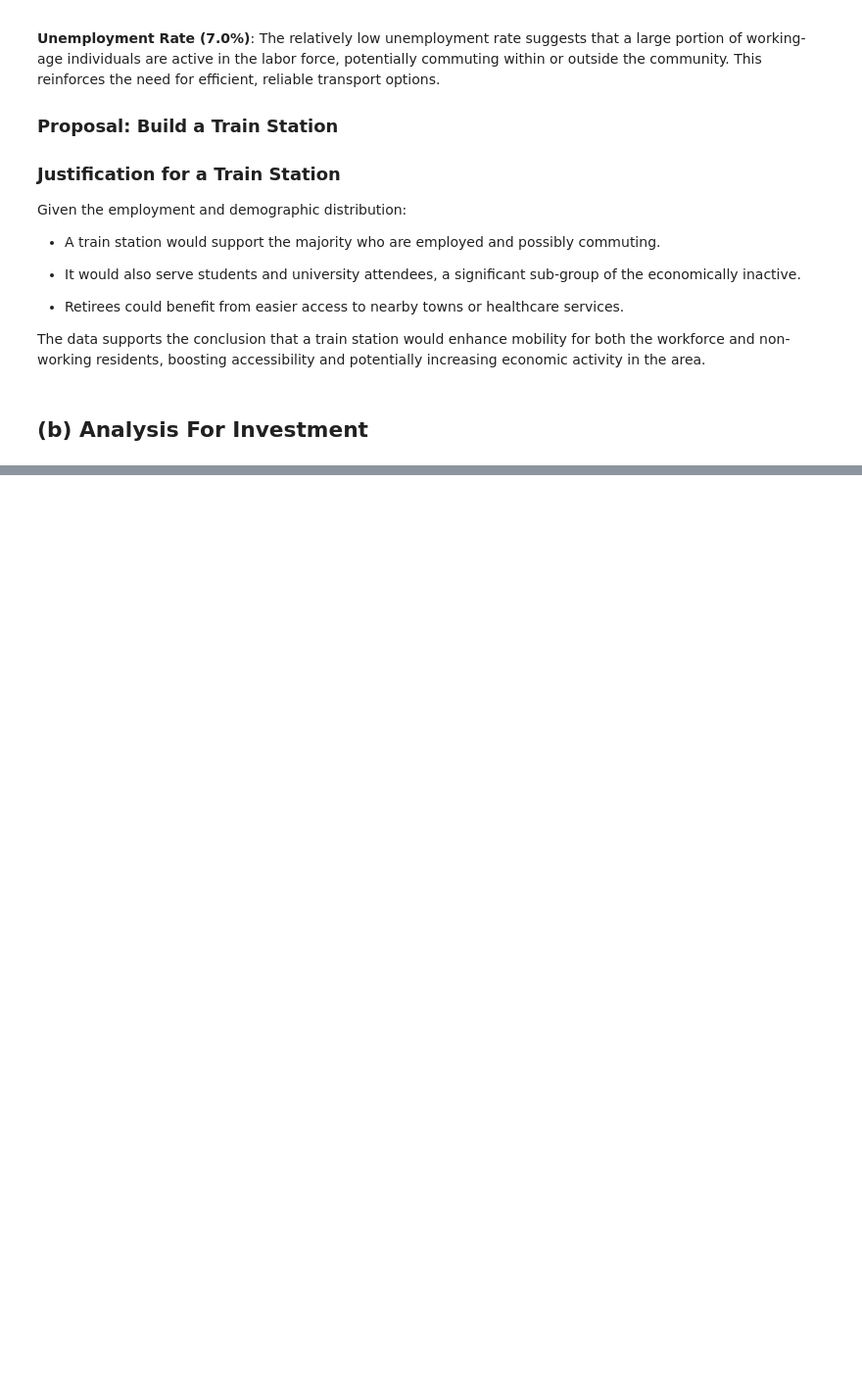
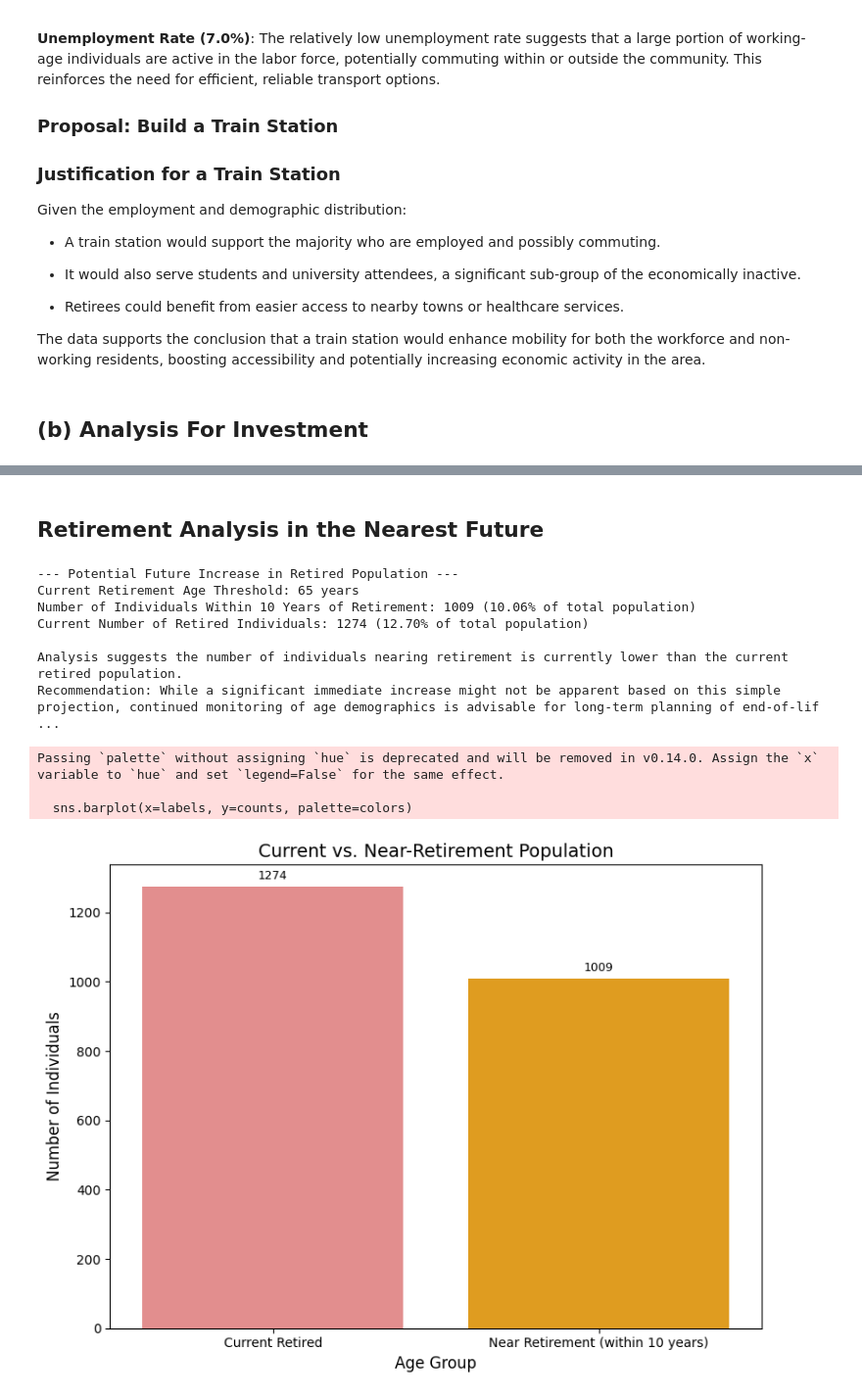
Before and after one commit to Pappy-Vx/censor, a Jupyter notebook: census_analysis.ipynb, the cells around one changed output, grey strips where cells are left out. Shown: that part at 98% size. Saved outputs shown, nothing was run; the diff lists cells and outputs as text; code cells hidden in the pictures; blank space fills up the shorter version.

```diff
--- a/census_analysis.ipynb
+++ b/census_analysis.ipynb
@@ -798,0 +1004,72 @@ The data supports the conclusion that a train station would enhance mobility for
+# %% [markdown]
+## Retirement Analysis in the Nearest Future
+# %%
+# Analyze potential increase in retired population
+
+# Define the age threshold for retirement (e.g., 65)
+retirement_age_threshold = 65
+
+# Project potential future retired population (simplified approach)
+# This is a very basic projection and doesn't account for mortality rates, migration, etc.
+# We'll look at the current number of individuals approaching retirement age
+years_to_near_retirement = 10  # Consider those within 10 years of retirement
+
+near_retirement_population = census_data[
+    (census_data['Age'] >= (retirement_age_threshold - years_to_near_retirement)) &
+    (census_data['Age'] < retirement_age_threshold)
+]
+num_near_retirement = len(near_retirement_population)
+total_population = len(census_data)
+proportion_near_retirement = (num_near_retirement / total_population) * 100 if total_population > 0 else 0
+
+# Identify the current retired population
+current_retired_population = census_data[census_data['Age'] >= retirement_age_threshold]
+num_current_retired = len(current_retired_population)
+proportion_current_retired = (num_current_retired / total_population) * 100 if total_population > 0 else 0
+
+print("\n--- Potential Future Increase in Retired Population ---")
+print(f"Current Retirement Age Threshold: {retirement_age_threshold} years")
+print(f"Number of Individuals Within {years_to_near_retirement} Years of Retirement: {num_near_retirement} ({proportion_near_retirement:.2f}% of total population)")
+print(f"Current Number of Retired Individuals: {num_current_retired} ({proportion_current_retired:.2f}% of total population)")
+
+# --- Basic Projection and Recommendation ---
+if num_near_retirement > num_current_retired:
+    print("\nAnalysis suggests a potential increase in the retired population in the coming years.")
+    print("Recommendation: The town should proactively plan for a potential increase in demand for end-of-life care services and consider allocating more funding accordingly.")
+elif num_near_retirement < num_current_retired:
+    print("\nAnalysis suggests the number of individuals nearing retirement is currently lower than the current retired population.")
+    print("Recommendation: While a significant immediate increase might not be apparent based on this simple projection, continued monitoring of age demographics is advisable for long-term planning of end-of-life care resources.")
+else:
+    print("\nAnalysis suggests the number of individuals nearing retirement is similar to the current retired population.")
+    print("Recommendation: The town should maintain current levels of end-of-life care funding while closely monitoring age demographics for future trends.")
+
+# --- Visualization (Optional) ---
+
+labels = ['Current Retired', 'Near Retirement (within 10 years)']
+counts = [num_current_retired, num_near_retirement]
+colors = ['lightcoral', 'orange']
+
+plt.figure(figsize=(8, 6))
+sns.barplot(x=labels, y=counts, palette=colors)
+plt.title('Current vs. Near-Retirement Population', fontsize=14)
+plt.ylabel('Number of Individuals', fontsize=12)
+plt.xlabel('Age Group', fontsize=12)
+plt.xticks(fontsize=10)
+plt.yticks(fontsize=10)
+for i, count in enumerate(counts):
+    plt.text(i, count + (max(counts) * 0.01), f'{count}', ha='center', va='bottom', fontsize=9)
+plt.tight_layout()
+plt.savefig('retirement_projection.png')
+plt.show()
+# %% [output]
+--- Potential Future Increase in Retired Population ---
+Current Retirement Age Threshold: 65 years
+Number of Individuals Within 10 Years of Retirement: 1009 (10.06% of total population)
+Current Number of Retired Individuals: 1274 (12.70% of total population)
+
+Analysis suggests the number of individuals nearing retirement is currently lower than the current retired population.
+Recommendation: While a significant immediate increase might not be apparent based on this simple projection, continued monitoring of age demographics is advisable for long-term planning of end-of-lif ...
+Passing `palette` without assigning `hue` is deprecated and will be removed in v0.14.0. Assign the `x` variable to `hue` and set `legend=False` for the same effect.
+
+  sns.barplot(x=labels, y=counts, palette=colors)
+[figure, added]
```
Also changed, not shown: parts of 14 cells of this notebook, 4 other files.
